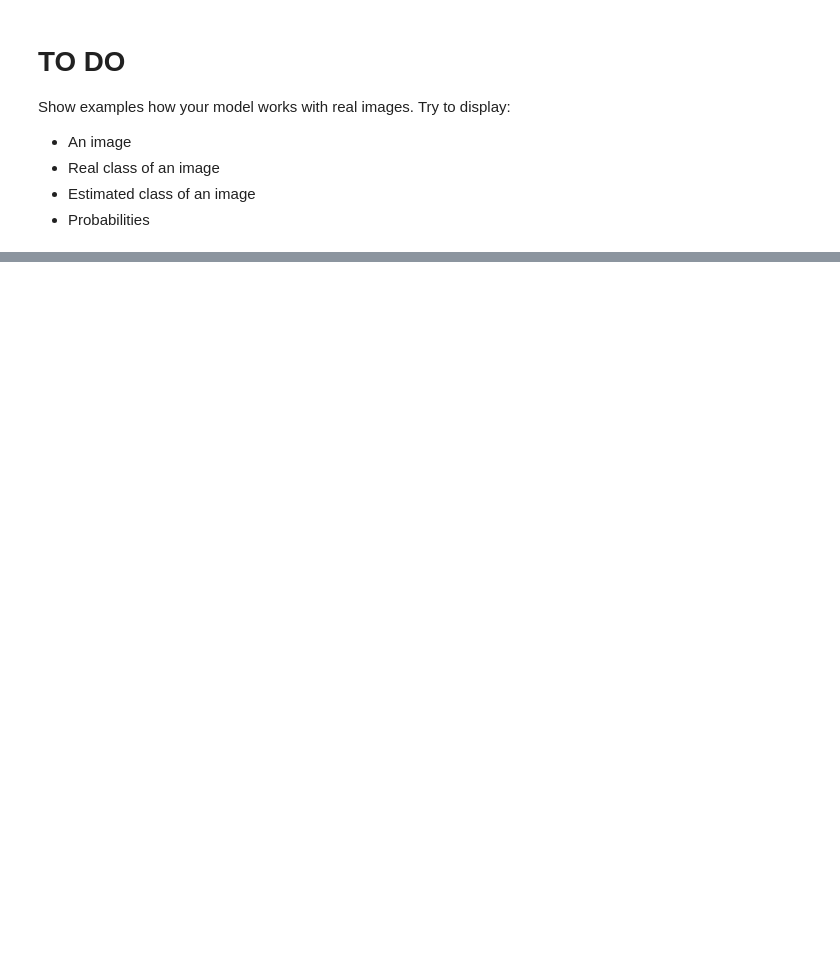
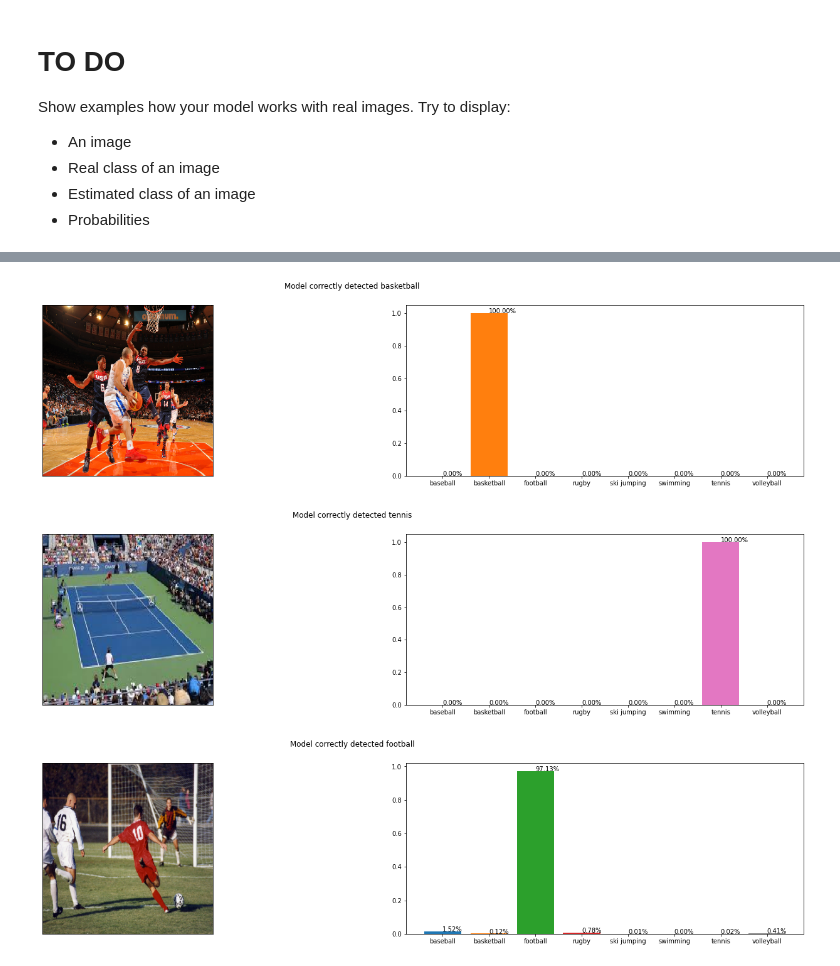
Before and after one commit to Snive6/DeepLearningClasses1, a Jupyter notebook: TransferLearning/Xception.ipynb, the cells around one changed output, grey strips where cells are left out. Saved outputs shown, nothing was run; the diff lists cells and outputs as text; code cells hidden in the pictures; blank space fills up the shorter version.

```diff
--- a/TransferLearning/Xception.ipynb
+++ b/TransferLearning/Xception.ipynb
@@ -379,0 +440,4 @@ Try to display:
+# %%
+for k, v in manualTesting.items():
+    testTheModel(k, model, classes, v)
+# %% [output]
@@ -379,0 +447,3 @@ Try to display:
+[figure, added]
+[figure, added]
+[figure, added]
```
Also changed, not shown: parts of 12 cells of this notebook.
